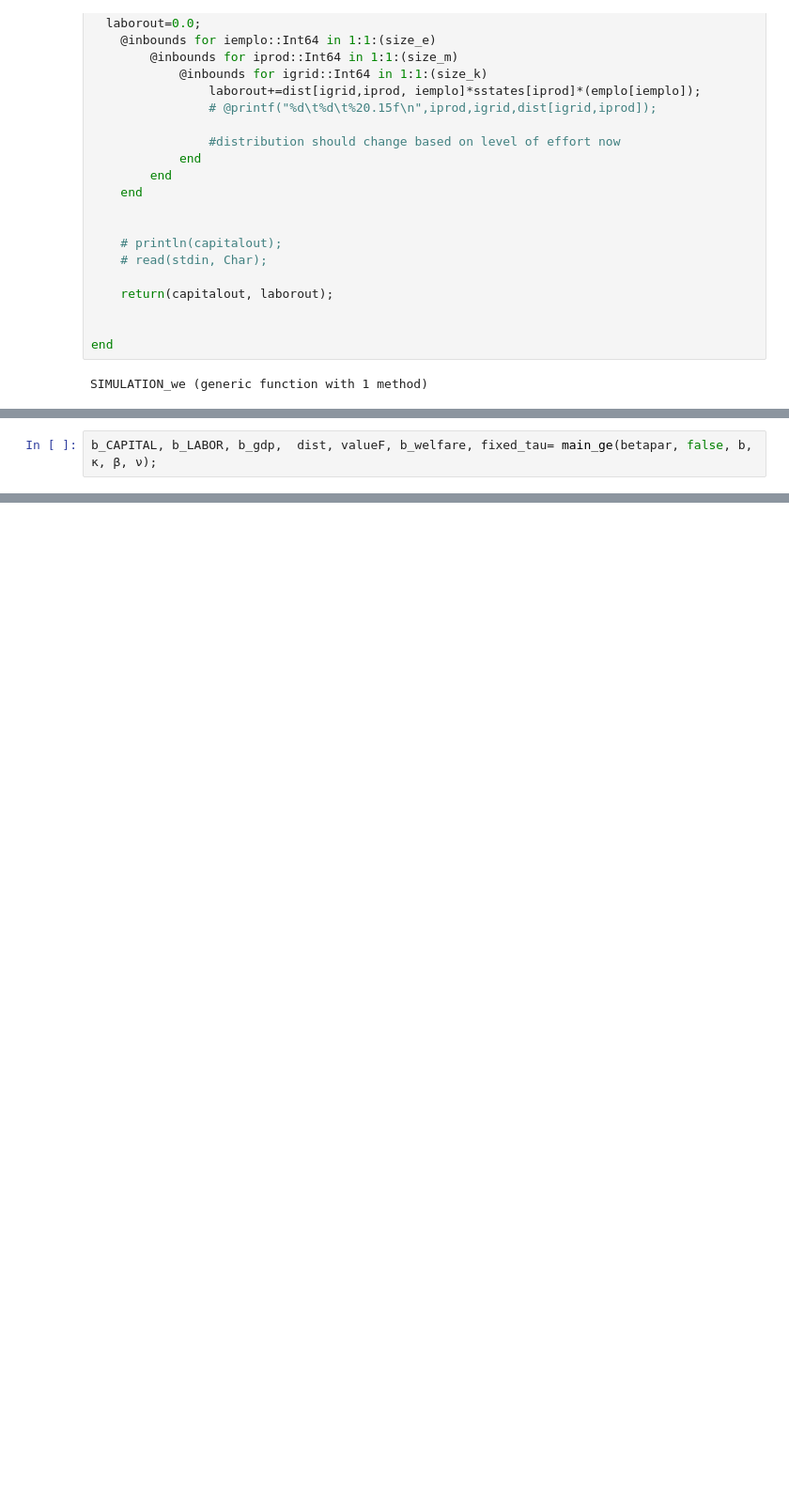
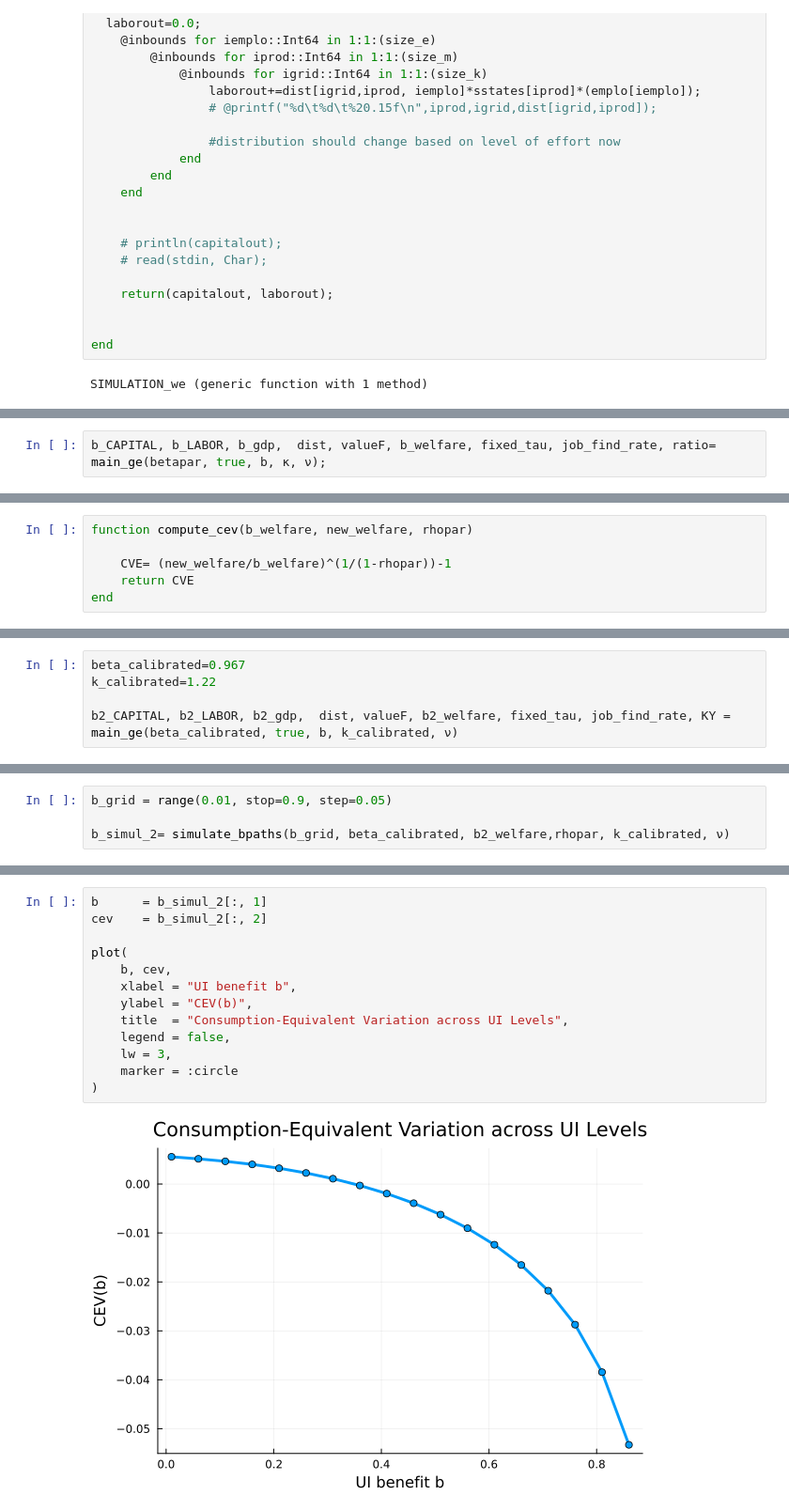
Before and after one commit to jorditorres1098/TSE-2025-2026, a Jupyter notebook: quantitative_econ/exam_quant_jt2.ipynb, the cells around one changed output, grey strips where cells are left out. Shown at 94% size. Drawn from its saved outputs; the diff is of its cells as text; blank space fills up the shorter version.

```diff
--- a/quantitative_econ/exam_quant_jt2.ipynb
+++ b/quantitative_econ/exam_quant_jt2.ipynb
@@ -647,7 +745,7 @@ end
 # %% [output]
 main_ge (generic function with 1 method)
 # %%
-b_CAPITAL, b_LABOR, b_gdp,  dist, valueF, b_welfare, fixed_tau= main_ge(betapar, false, b, κ, β, ν);
+b_CAPITAL, b_LABOR, b_gdp,  dist, valueF, b_welfare, fixed_tau, job_find_rate, ratio= main_ge(betapar, true, b, κ, ν);
 # %% [output]
 Aiyagari1994 using 1 threads
 0.028652 1.255535
@@ -668,0 +931,6 @@ GE  80 | critK = 3.478614e-03 | t_policy = 0.037 s | t_sim = 0.001 s | t_iter =
+# %%
+function compute_cev(b_welfare, new_welfare, rhopar)
+
+    CVE= (new_welfare/b_welfare)^(1/(1-rhopar))-1
+    return CVE
+end
@@ -668,0 +966,5 @@ GE  80 | critK = 3.478614e-03 | t_policy = 0.037 s | t_sim = 0.001 s | t_iter =
+# %%
+beta_calibrated=0.967
+k_calibrated=1.22
+
+b2_CAPITAL, b2_LABOR, b2_gdp,  dist, valueF, b2_welfare, fixed_tau, job_find_rate, KY = main_ge(beta_calibrated, true, b, k_calibrated, ν)
@@ -668,0 +990,4 @@ GE  80 | critK = 3.478614e-03 | t_policy = 0.037 s | t_sim = 0.001 s | t_iter =
+# %%
+b_grid = range(0.01, stop=0.9, step=0.05)
+
+b_simul_2= simulate_bpaths(b_grid, beta_calibrated, b2_welfare,rhopar, k_calibrated, ν)
@@ -668,0 +1031,15 @@ GE  80 | critK = 3.478614e-03 | t_policy = 0.037 s | t_sim = 0.001 s | t_iter =
+# %%
+b      = b_simul_2[:, 1]
+cev    = b_simul_2[:, 2]
+
+plot(
+    b, cev,
+    xlabel = "UI benefit b",
+    ylabel = "CEV(b)",
+    title  = "Consumption-Equivalent Variation across UI Levels",
+    legend = false,
+    lw = 3,
+    marker = :circle
+)
+# %% [output]
+[figure, added]
```
Also changed, not shown: parts of 15 cells of this notebook, 2 other files.
